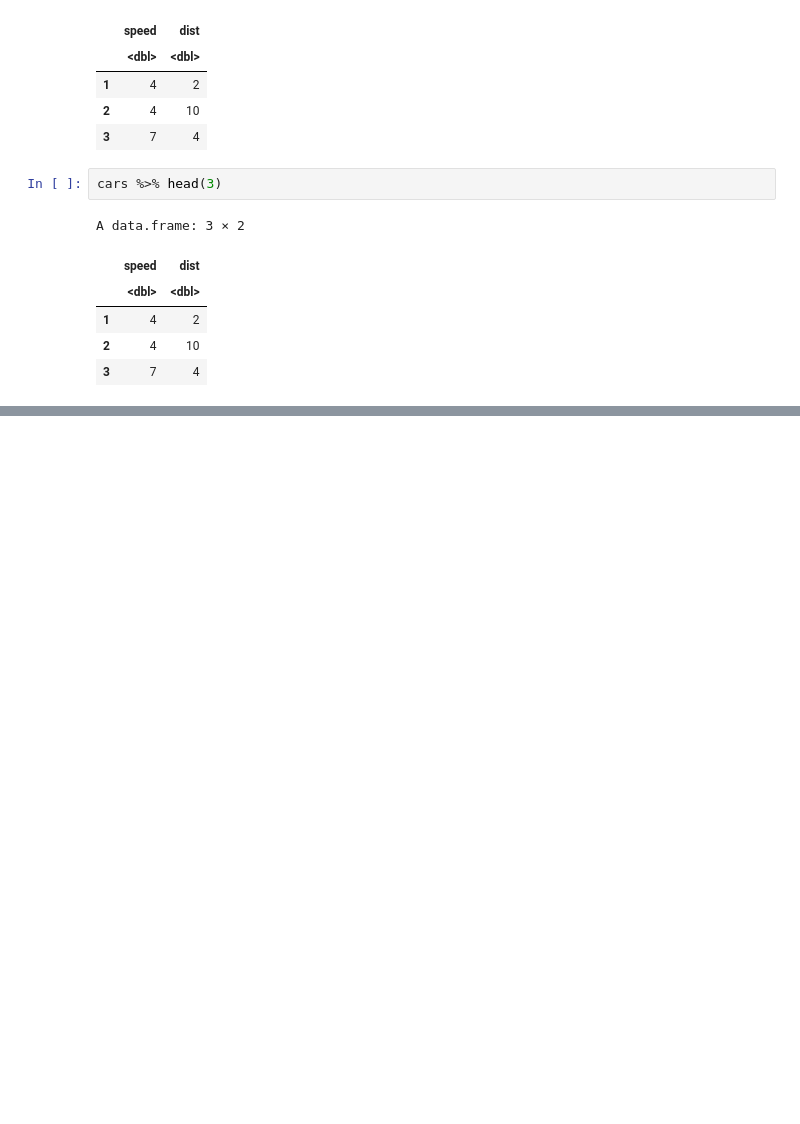
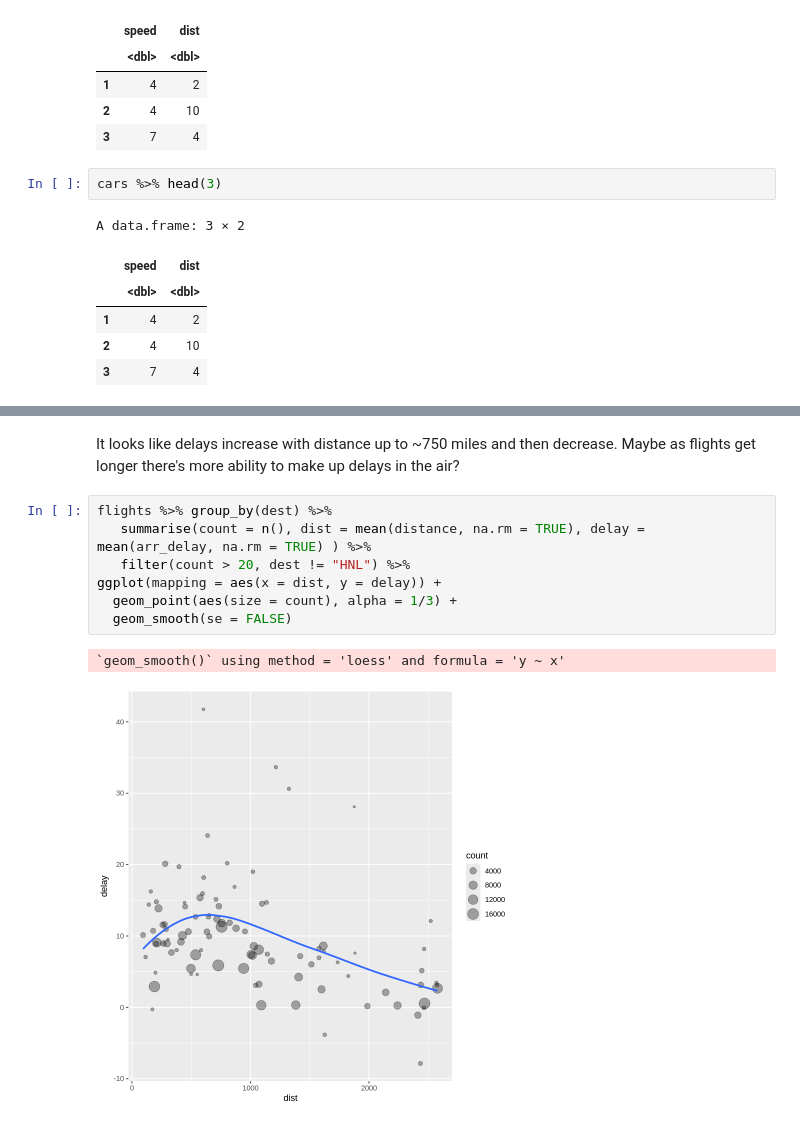
Before and after one commit to JunyoungB/SmartCityBigData, a Jupyter notebook: R4ds_1.ipynb, the cells around one changed output, grey strips where cells are left out. Saved outputs shown, nothing was run; the diff lists cells and outputs as text; blank space fills up the shorter version.

```diff
--- a/R4ds_1.ipynb
+++ b/R4ds_1.ipynb
@@ -59,0 +779,12 @@ A data.frame: 3 × 2
+# %% [markdown]
+It looks like delays increase with distance up to ~750 miles and then decrease. Maybe as flights get longer there's more ability to make up delays in the air?
+# %%
+flights %>% group_by(dest) %>%
+   summarise(count = n(), dist = mean(distance, na.rm = TRUE), delay = mean(arr_delay, na.rm = TRUE) ) %>%
+   filter(count > 20, dest != "HNL") %>%
+ggplot(mapping = aes(x = dist, y = delay)) +
+  geom_point(aes(size = count), alpha = 1/3) +
+  geom_smooth(se = FALSE)
+# %% [output]
+`geom_smooth()` using method = 'loess' and formula = 'y ~ x'
+[figure, added]
```
Also changed, not shown: parts of 100 cells of this notebook.
